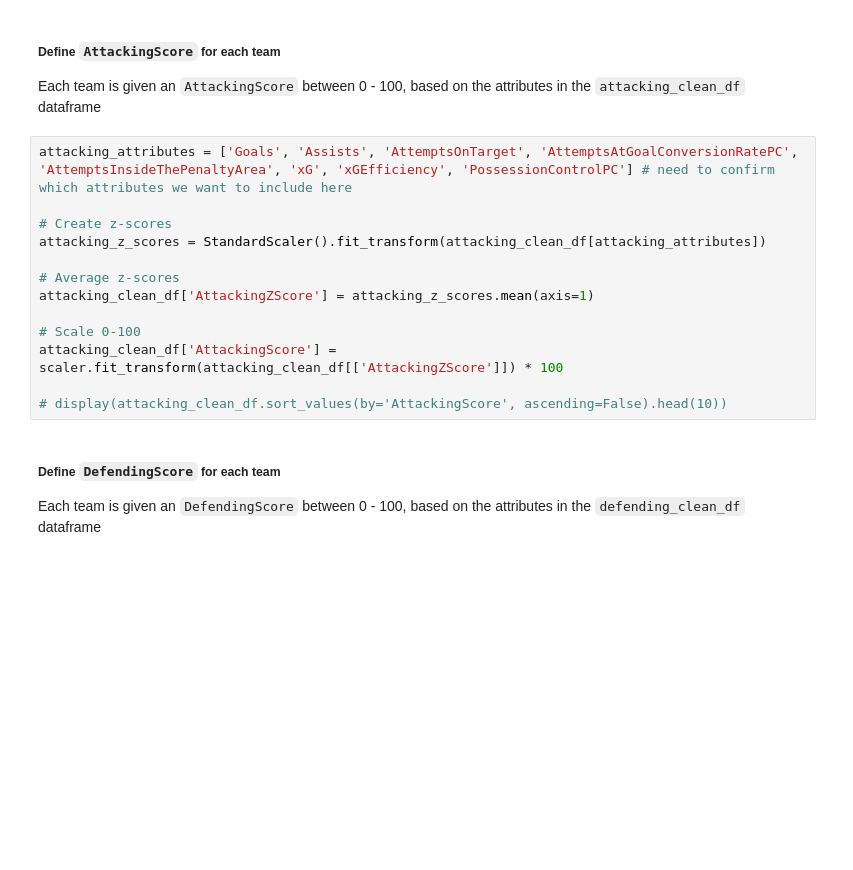
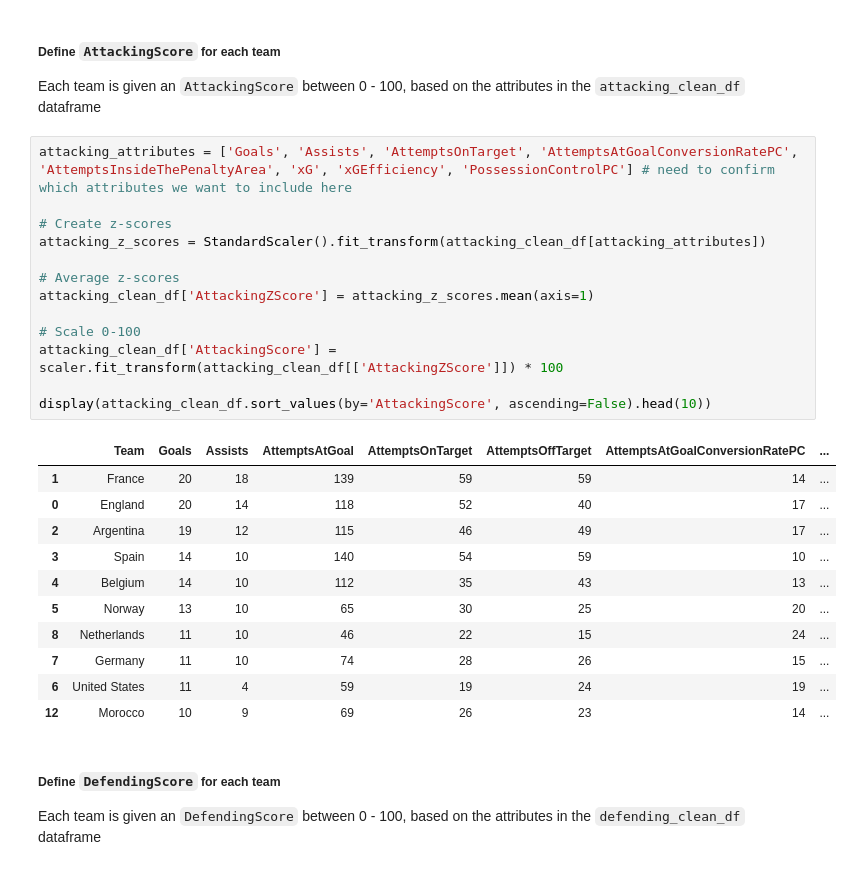
Before and after one commit to sdurham1606/Fifa-2026-World-Cup-Project, a Jupyter notebook: notebooks/04_EDA.ipynb, the cells around one changed output. Drawn from its saved outputs; the diff is of its cells as text; blank space fills up the shorter version.

```diff
--- a/notebooks/04_EDA.ipynb
+++ b/notebooks/04_EDA.ipynb
@@ -402,16 +468,28 @@ Each team is given an `AttackingScore` between 0 - 100, based on the attributes
 # %%
 attacking_attributes = ['Goals', 'Assists', 'AttemptsOnTarget', 'AttemptsAtGoalConversionRatePC', 'AttemptsInsideThePenaltyArea', 'xG', 'xGEfficiency', 'PossessionControlPC'] # need to confirm which attributes we want to include here
 
 # Create z-scores
 attacking_z_scores = StandardScaler().fit_transform(attacking_clean_df[attacking_attributes])
 
 # Average z-scores
 attacking_clean_df['AttackingZScore'] = attacking_z_scores.mean(axis=1)
 
 # Scale 0-100
 attacking_clean_df['AttackingScore'] = scaler.fit_transform(attacking_clean_df[['AttackingZScore']]) * 100
 
-# display(attacking_clean_df.sort_values(by='AttackingScore', ascending=False).head(10))
+display(attacking_clean_df.sort_values(by='AttackingScore', ascending=False).head(10))
+# %% [output]
+|  | Team | Goals | Assists | AttemptsAtGoal | AttemptsOnTarget | AttemptsOffTarget | AttemptsAtGoalConversionRatePC | ... |
+| 1 | France | 20 | 18 | 139 | 59 | 59 | 14 | ... |
+| 0 | England | 20 | 14 | 118 | 52 | 40 | 17 | ... |
+| 2 | Argentina | 19 | 12 | 115 | 46 | 49 | 17 | ... |
+| 3 | Spain | 14 | 10 | 140 | 54 | 59 | 10 | ... |
+| 4 | Belgium | 14 | 10 | 112 | 35 | 43 | 13 | ... |
+| 5 | Norway | 13 | 10 | 65 | 30 | 25 | 20 | ... |
+| 8 | Netherlands | 11 | 10 | 46 | 22 | 15 | 24 | ... |
+| 7 | Germany | 11 | 10 | 74 | 28 | 26 | 15 | ... |
+| 6 | United States | 11 | 4 | 59 | 19 | 24 | 19 | ... |
+| 12 | Morocco | 10 | 9 | 69 | 26 | 23 | 14 | ... |
 # %% [markdown]
 ##### Define `DefendingScore` for each team
 Each team is given an `DefendingScore` between 0 - 100, based on the attributes in the `defending_clean_df` dataframe
```
Also changed, not shown: parts of 24 cells of this notebook, 27 other files.
